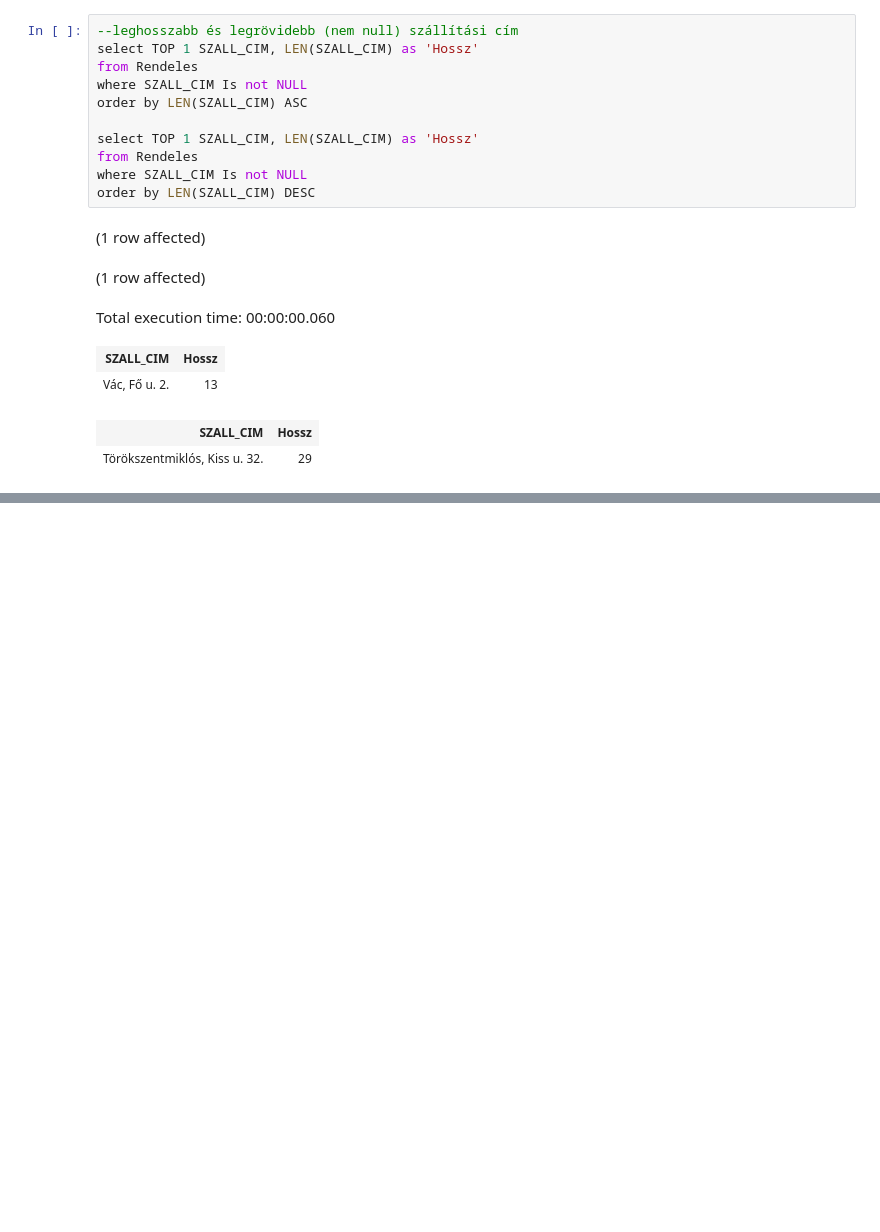
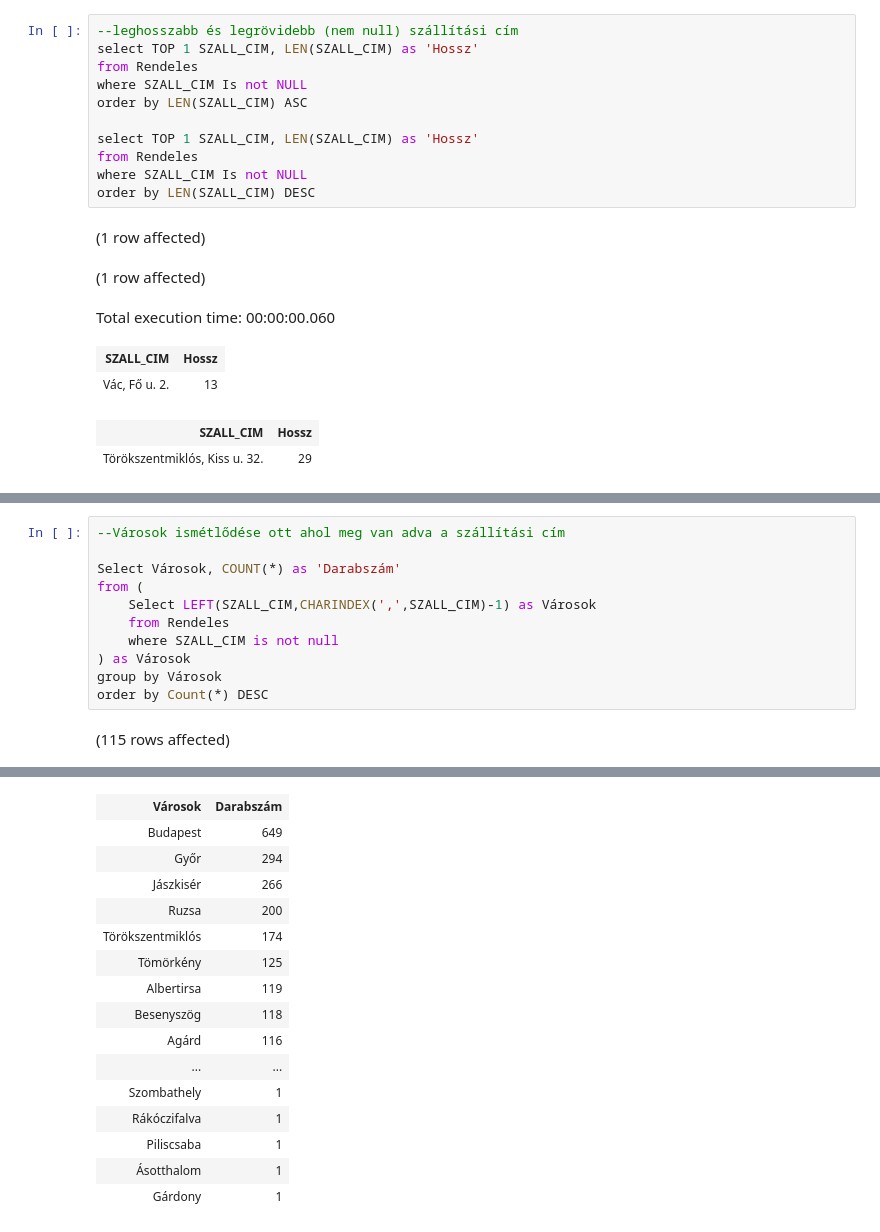
Before and after one commit to telekboldi2/sql.uni-corvinus, a Jupyter notebook: hazi_feladat01.ipynb, the cells around one changed output, grey strips where cells are left out. Drawn from its saved outputs; the diff is of its cells as text; blank space fills up the shorter version.

```diff
--- a/hazi_feladat01.ipynb
+++ b/hazi_feladat01.ipynb
@@ -105,0 +99,13 @@ Total execution time: 00:00:00.028
+# %%
+--Városok ismétlődése ott ahol meg van adva a szállítási cím
+
+Select Városok, COUNT(*) as 'Darabszám'
+from (
+    Select LEFT(SZALL_CIM,CHARINDEX(',',SZALL_CIM)-1) as Városok
+    from Rendeles
+    where SZALL_CIM is not null
+) as Városok
+group by Városok
+order by Count(*) DESC
+# %% [output]
+(115 rows affected)
@@ -105,0 +113,16 @@ Total execution time: 00:00:00.028
+| Városok | Darabszám |
+| Budapest | 649 |
+| Győr | 294 |
+| Jászkisér | 266 |
+| Ruzsa | 200 |
+| Törökszentmiklós | 174 |
+| Tömörkény | 125 |
+| Albertirsa | 119 |
+| Besenyszög | 118 |
+| Agárd | 116 |
+| ... | ... |
+| Szombathely | 1 |
+| Rákóczifalva | 1 |
+| Piliscsaba | 1 |
+| Ásotthalom | 1 |
+| Gárdony | 1 |
```
Also changed, not shown: parts of 2 cells of this notebook.
